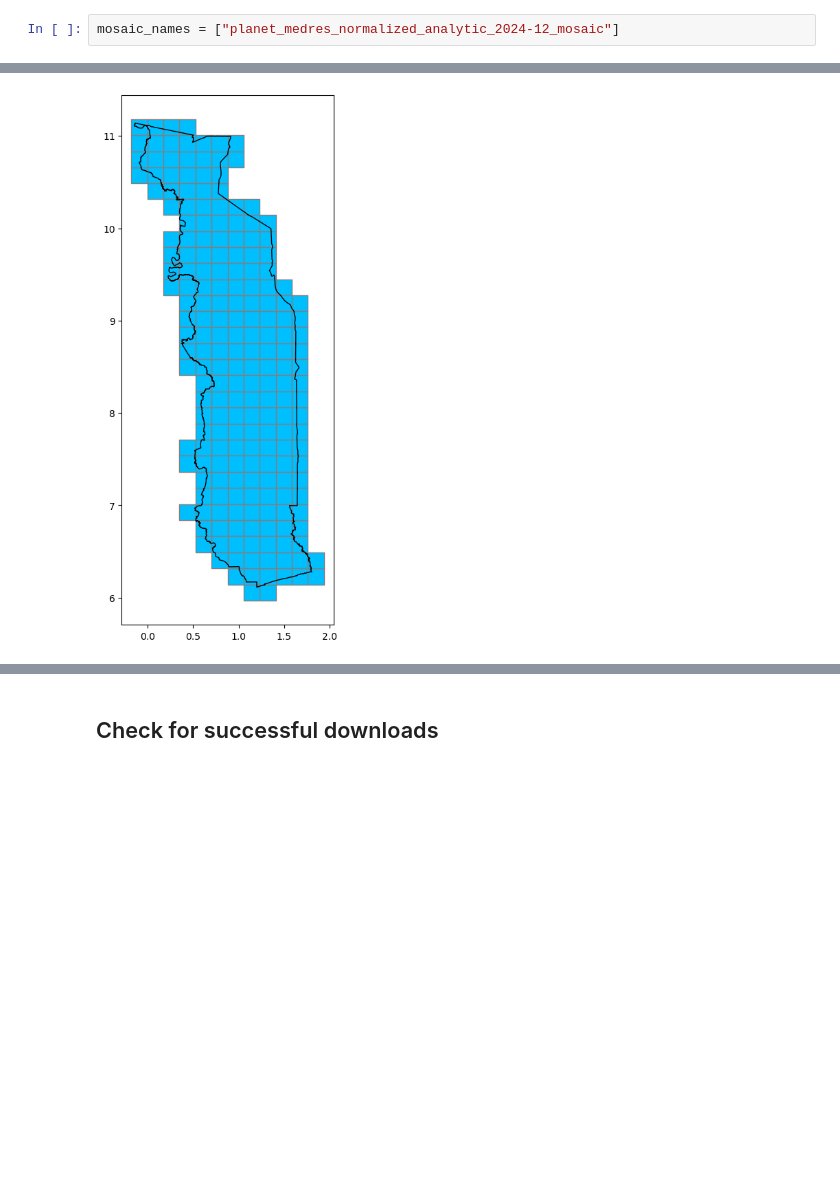
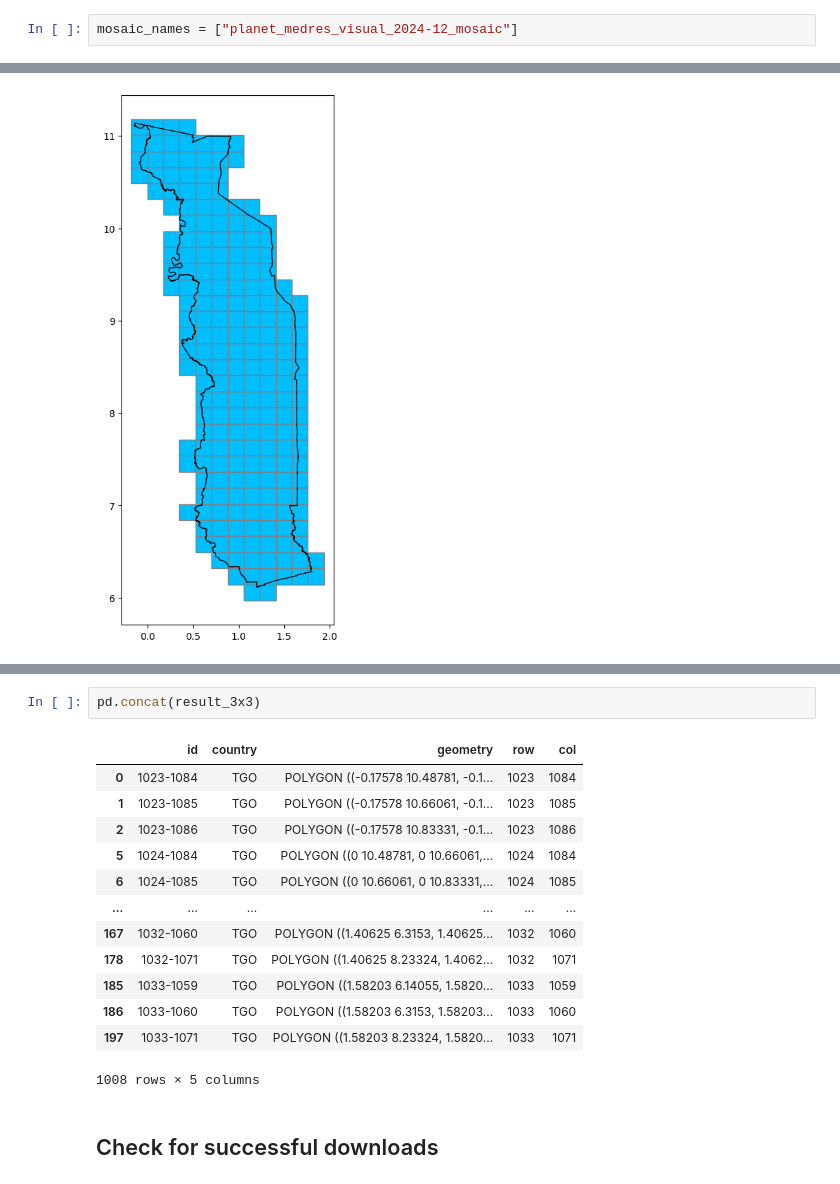
Before and after one commit to fless-lab/MOSAIKS-Training-Manual-French-Version, a Jupyter notebook: notebooks/demo/00_get_planet_basemaps.ipynb, the cells around one changed output, grey strips where cells are left out. Cells and saved outputs as stored; diff of their text form; blank space fills up the shorter version.

```diff
--- a/notebooks/demo/00_get_planet_basemaps.ipynb
+++ b/notebooks/demo/00_get_planet_basemaps.ipynb
@@ -66,5 +66,5 @@ mosaic_names
 # %%
-mosaic_names = ["planet_medres_normalized_analytic_2024-12_mosaic"]
+mosaic_names = ["planet_medres_visual_2024-12_mosaic"]
 # %% [markdown]
 ## Load Country Boundaries
 
@@ -292,3 +389,19 @@ plt.show()
+# %%
+pd.concat(result_3x3)
+# %% [output]
+|  | id | country | geometry | row | col |
+| 0 | 1023-1084 | TGO | POLYGON ((-0.17578 10.48781, -0.1... | 1023 | 1084 |
+| 1 | 1023-1085 | TGO | POLYGON ((-0.17578 10.66061, -0.1... | 1023 | 1085 |
+| 2 | 1023-1086 | TGO | POLYGON ((-0.17578 10.83331, -0.1... | 1023 | 1086 |
+| 5 | 1024-1084 | TGO | POLYGON ((0 10.48781, 0 10.66061,... | 1024 | 1084 |
+| 6 | 1024-1085 | TGO | POLYGON ((0 10.66061, 0 10.83331,... | 1024 | 1085 |
+| ... | ... | ... | ... | ... | ... |
+| 167 | 1032-1060 | TGO | POLYGON ((1.40625 6.3153, 1.40625... | 1032 | 1060 |
+| 178 | 1032-1071 | TGO | POLYGON ((1.40625 8.23324, 1.4062... | 1032 | 1071 |
+| 185 | 1033-1059 | TGO | POLYGON ((1.58203 6.14055, 1.5820... | 1033 | 1059 |
+| 186 | 1033-1060 | TGO | POLYGON ((1.58203 6.3153, 1.58203... | 1033 | 1060 |
+| 197 | 1033-1071 | TGO | POLYGON ((1.58203 8.23324, 1.5820... | 1033 | 1071 |
+1008 rows × 5 columns
 # %% [markdown]
 ## Check for successful downloads
 # %%
```
Also changed, not shown: parts of 8 cells of this notebook, 7 other files.
